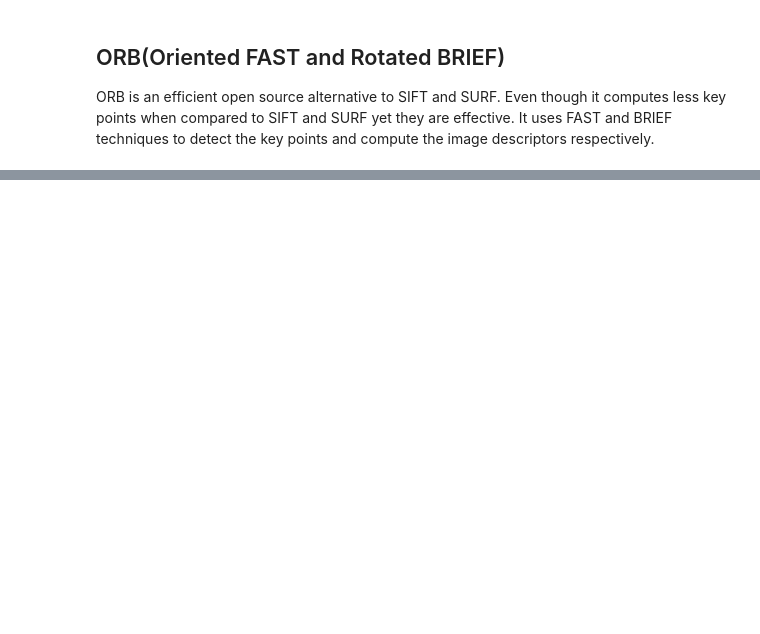
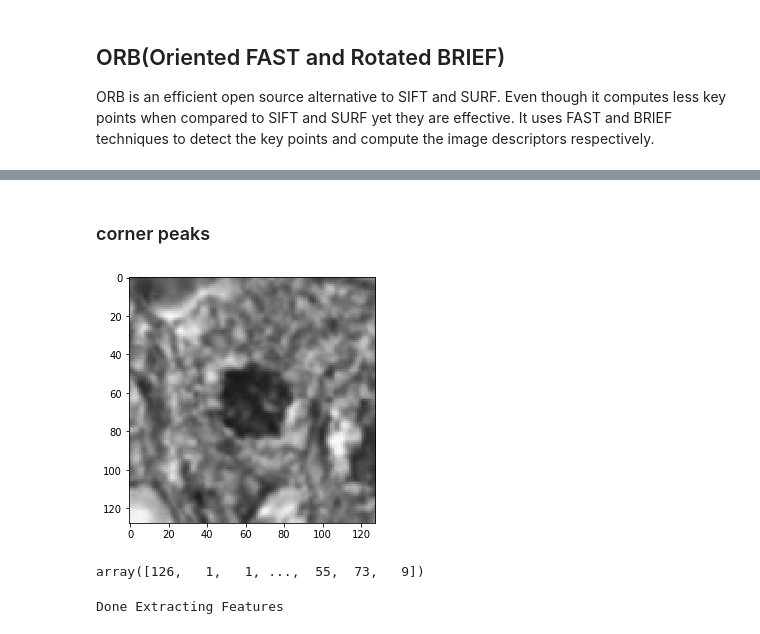
Before and after one commit to suchith1012/Mitosis-detection-based-on-features-from-breast-cancer-histology-slide-images, a Jupyter notebook: Code/Thesis.ipynb, the cells around one changed output, grey strips where cells are left out. Saved outputs shown, nothing was run; the diff lists cells and outputs as text; code cells hidden in the pictures; blank space fills up the shorter version.

```diff
--- a/Code/Thesis.ipynb
+++ b/Code/Thesis.ipynb
@@ -694,0 +1654,16 @@ ORB is an efficient open source alternative to SIFT and SURF. Even though it com
+# %% [markdown]
+### corner peaks
+# %%
+img = io.imread(r"/content/MandNM/mitosis/A00_01_01_CZ8UV4CK9-1a2574be1ed31c6659b0878de25f8c97.png", as_gray=True)
+
+resized = resize(img, (128, 128))
+img3 = img_as_ubyte(resized)
+
+imshow(img3)
+corners =  corner_peaks(corner_harris(img3),min_distance=1)
+# %% [output]
+[figure, added]
+# %%
+corners.flatten()
+# %% [output]
+array([126,   1,   1, ...,  55,  73,   9])
@@ -694,0 +1708,28 @@ ORB is an efficient open source alternative to SIFT and SURF. Even though it com
+# %%
+csvData = []
+for id, line in enumerate(corner_features):
+  if(id==0):
+    temp=[]
+    for i in range(0,len(line)):
+      temp.append("value"+str(i))
+    temp.insert(len(temp),"label")
+    csvData.append(temp)
+
+  newImg = line
+
+    # Prepend the category of each image to
+    # the begining of the features
+  newImg.insert(len(newImg), category[id])
+  csvData.append(newImg)
+
+
+# Save the csv file
+with open('result_cor_data.csv', 'w') as csvFile:
+    writer = csv.writer(csvFile)
+    writer.writerows(csvData)
+
+csvFile.close()
+
+print("Done Extracting Features")
+# %% [output]
+Done Extracting Features
```
Also changed, not shown: parts of 153 cells of this notebook.
